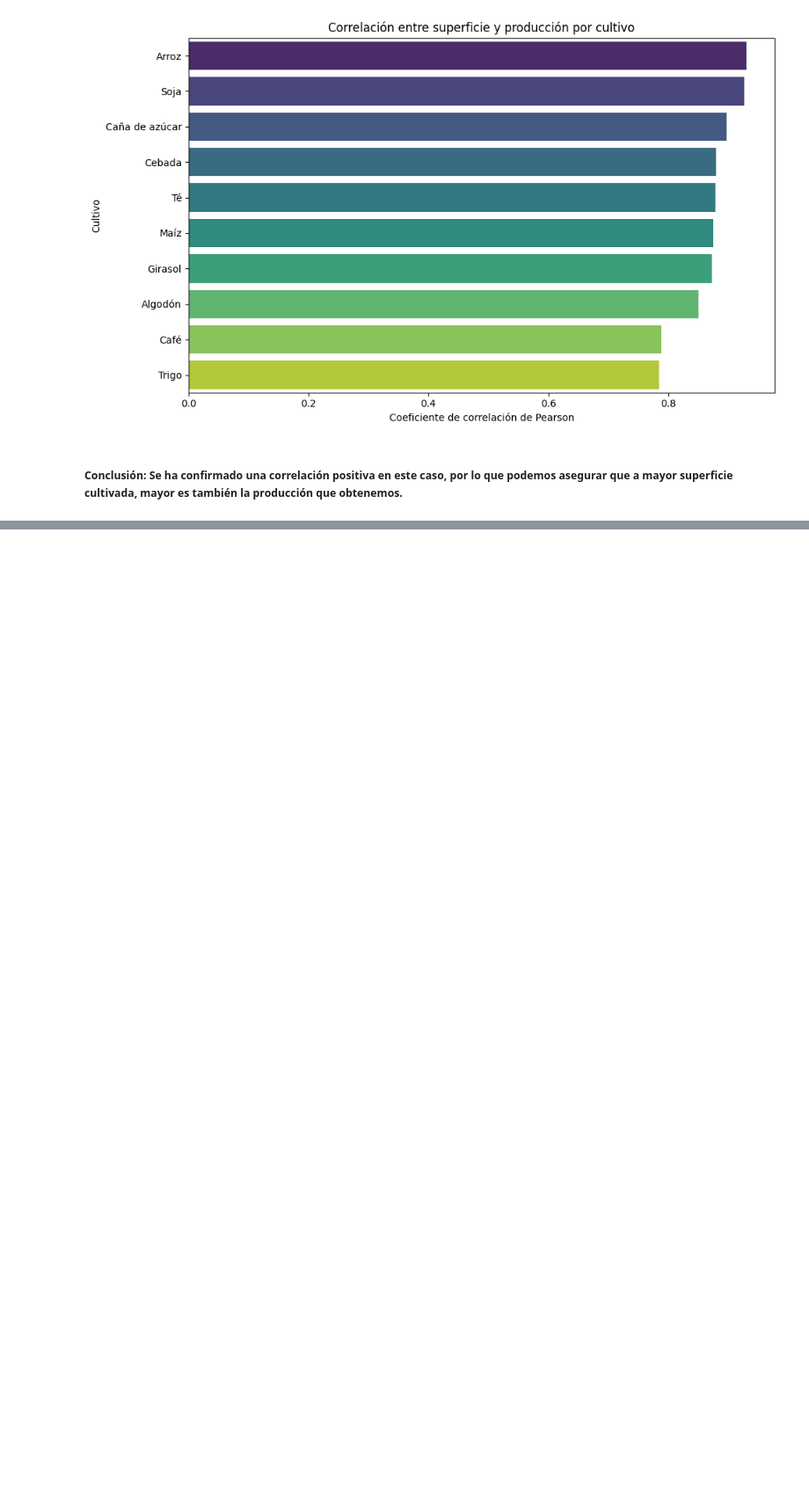
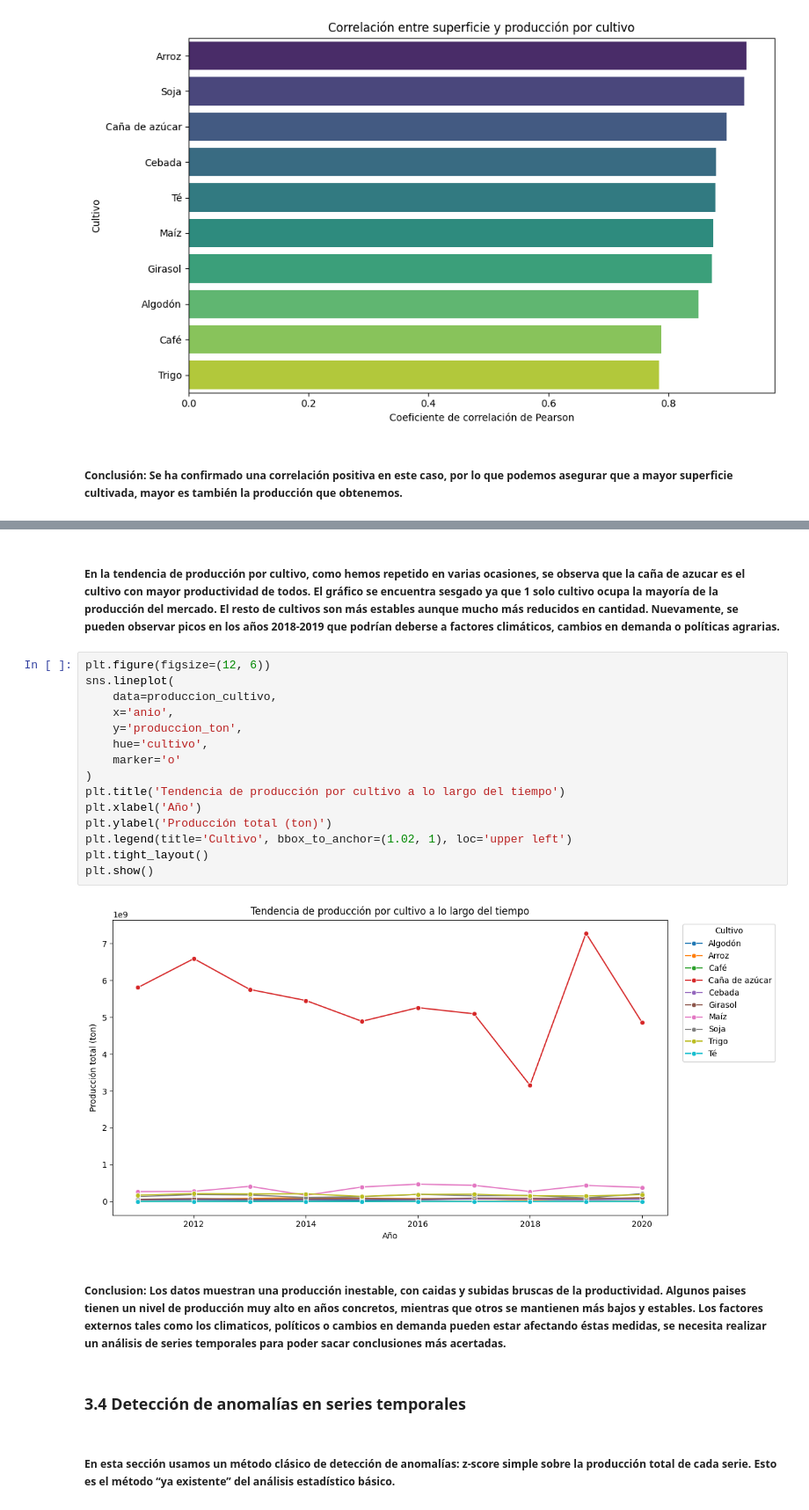
Before and after one commit to AitorBarrera/SBD_Trabajo_Final, a Jupyter notebook: Codigo.ipynb, the cells around one changed output, grey strips where cells are left out. Shown at 88% size. Drawn from its saved outputs; the diff is of its cells as text; blank space fills up the shorter version.

```diff
--- a/Codigo.ipynb
+++ b/Codigo.ipynb
@@ -317,0 +382,25 @@ plt.show()
+# %% [markdown]
+##### En la tendencia de producción por cultivo, como hemos repetido en varias ocasiones, se observa que la caña de azucar es el cultivo con mayor productividad de todos. El gráfico se encuentra sesgado ya que 1 solo cultivo ocupa la mayoría de la producción del mercado. El resto de cultivos son más estables aunque mucho más reducidos en cantidad. Nuevamente, se pueden observar picos en los años 2018-2019 que podrían deberse a factores climáticos, cambios en demanda o políticas agrarias.
+# %%
+plt.figure(figsize=(12, 6))
+sns.lineplot(
+    data=produccion_cultivo,
+    x='anio',
+    y='produccion_ton',
+    hue='cultivo',
+    marker='o'
+)
+plt.title('Tendencia de producción por cultivo a lo largo del tiempo')
+plt.xlabel('Año')
+plt.ylabel('Producción total (ton)')
+plt.legend(title='Cultivo', bbox_to_anchor=(1.02, 1), loc='upper left')
+plt.tight_layout()
+plt.show()
+# %% [output]
+[figure, added]
+# %% [markdown]
+##### **Conclusion**: Los datos muestran una producción inestable, con caidas y subidas bruscas de la productividad. Algunos paises tienen un nivel de producción muy alto en años concretos, mientras que otros se mantienen más bajos y estables. Los factores externos tales como los climaticos, políticos o cambios en demanda pueden estar afectando éstas medidas, se necesita realizar un análisis de series temporales para poder sacar conclusiones más acertadas.
+# %% [markdown]
+### 3.4 Detección de anomalías en series temporales
+# %% [markdown]
+##### En esta sección usamos un método clásico de detección de anomalías: z-score simple sobre la producción total de cada serie. Esto es el método “ya existente” del análisis estadístico básico.
```
Also changed, not shown: parts of 66 cells of this notebook.
